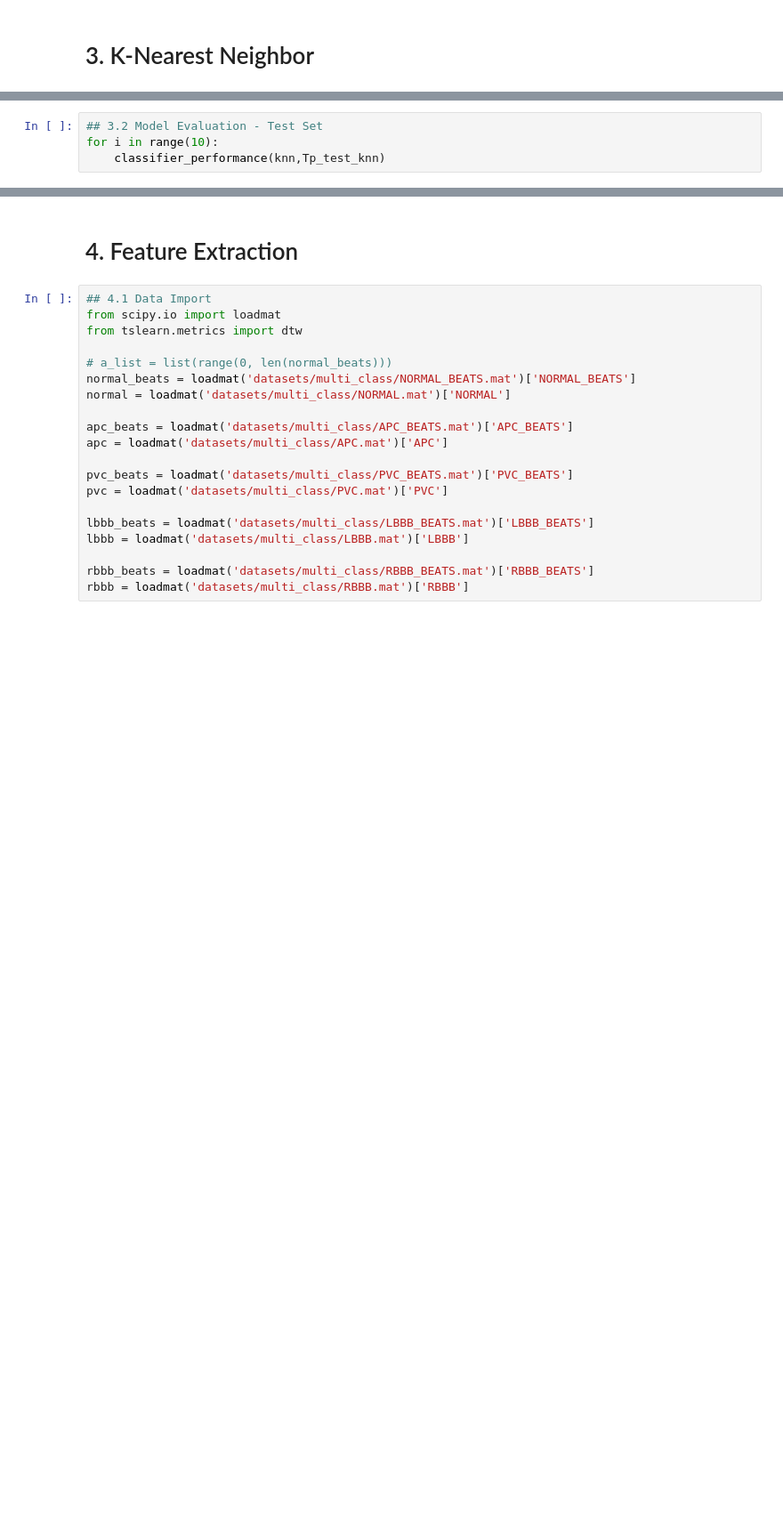
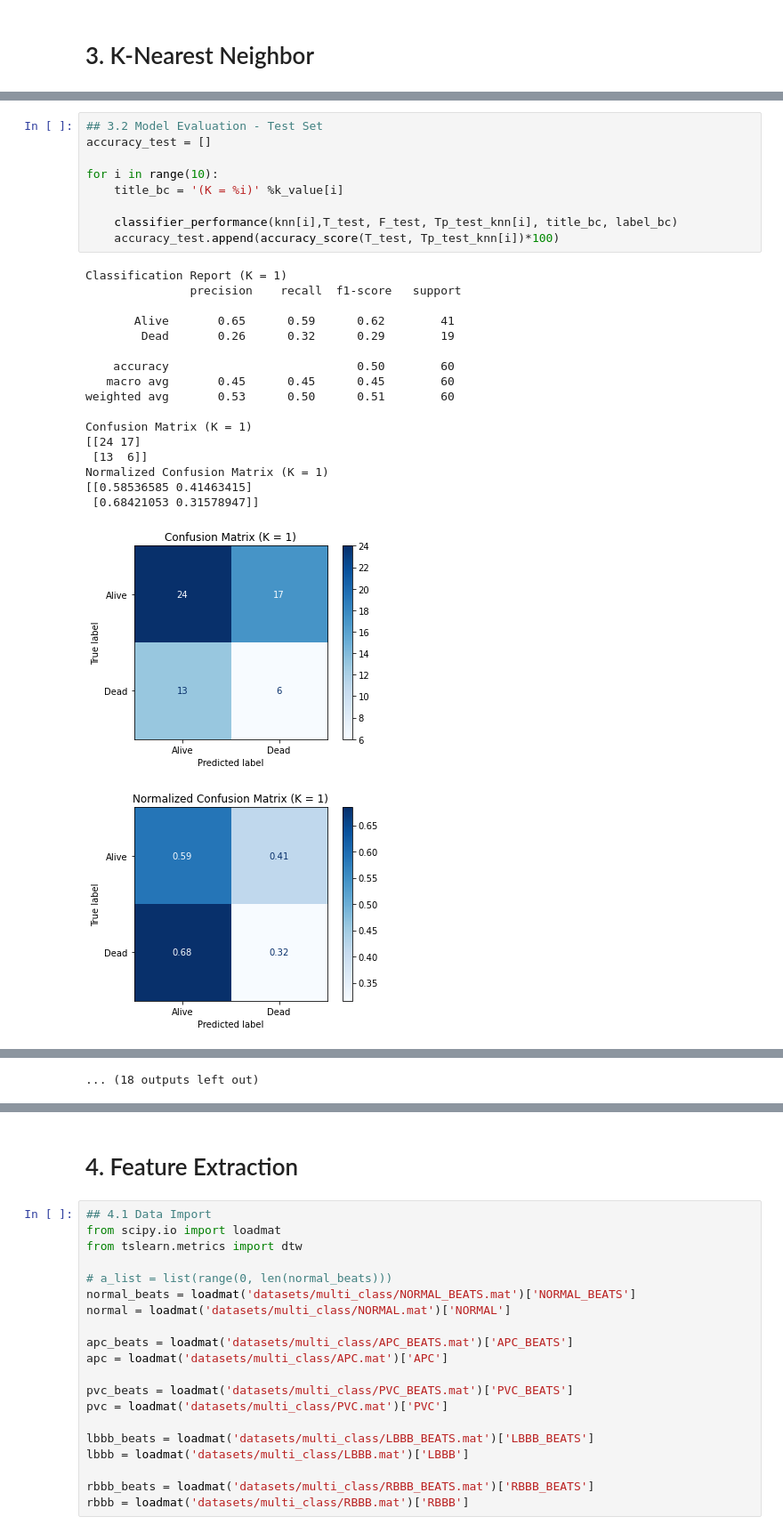
Before and after one commit to tvn4/MSE-491, a Jupyter notebook: Lab 2/Assigment 2/Assignment 2.ipynb, the cells around one changed output, grey strips where cells are left out. Shown at 89% size. Drawn from its saved outputs; the diff is of its cells as text; blank space fills up the shorter version.

```diff
--- a/Lab 2/Assigment 2/Assignment 2.ipynb
+++ b/Lab 2/Assigment 2/Assignment 2.ipynb
@@ -227,4 +303,28 @@ TypeError: classifier_performance() missing 3 required positional arguments: 'F'
 # %%
 ## 3.2 Model Evaluation - Test Set
+accuracy_test = []
+
 for i in range(10):
-    classifier_performance(knn,Tp_test_knn)
+    title_bc = '(K = %i)' %k_value[i]
+
+    classifier_performance(knn[i],T_test, F_test, Tp_test_knn[i], title_bc, label_bc)
+    accuracy_test.append(accuracy_score(T_test, Tp_test_knn[i])*100)
+# %% [output]
+Classification Report (K = 1)
+               precision    recall  f1-score   support
+
+       Alive       0.65      0.59      0.62        41
+        Dead       0.26      0.32      0.29        19
+
+    accuracy                           0.50        60
+   macro avg       0.45      0.45      0.45        60
+weighted avg       0.53      0.50      0.51        60
+
+Confusion Matrix (K = 1)
+[[24 17]
+ [13  6]]
+Normalized Confusion Matrix (K = 1)
+[[0.58536585 0.41463415]
+ [0.68421053 0.31578947]]
+[figure, added]
+[figure, added]
@@ -231 +385,2 @@ for i in range(10):
+... (18 outputs left out)
 # %%
```
Also changed, not shown: parts of 13 cells of this notebook, 12 other files.
